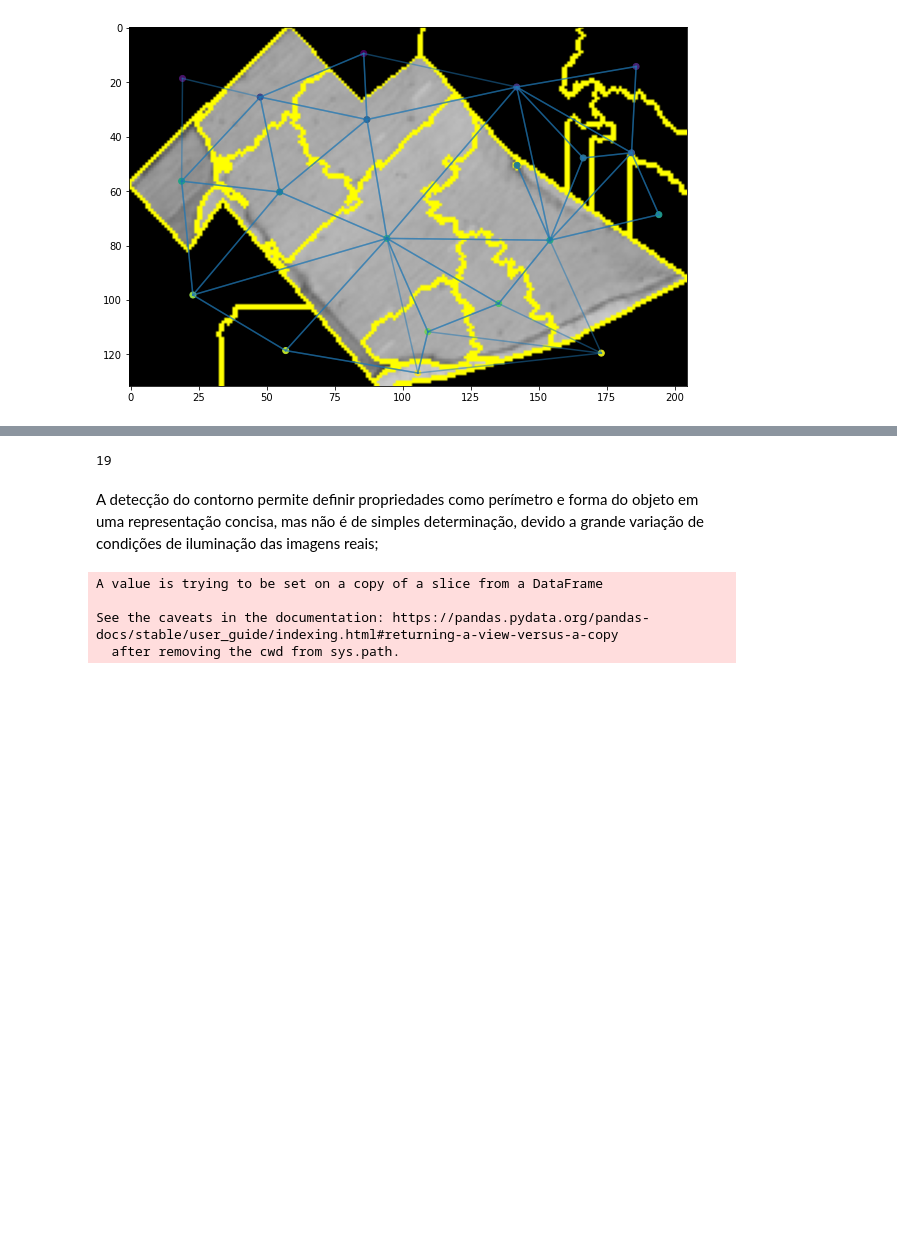
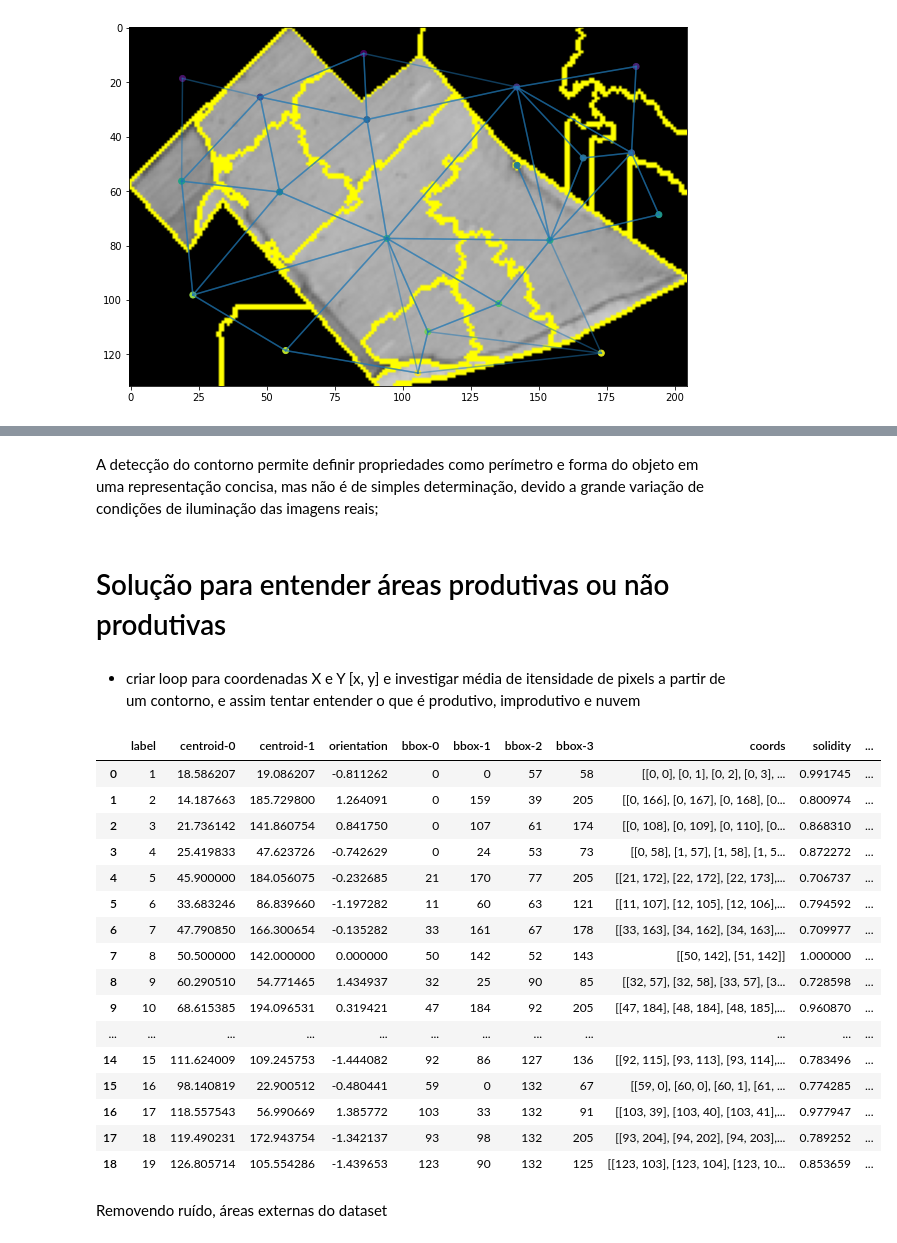
Before and after one commit to g-roger/analise-vegetativa-bemagro, a Jupyter notebook: Oficial_20ia_05_EDA_bemagro.ipynb, the cells around one changed output, grey strips where cells are left out. Saved outputs shown, nothing was run; the diff lists cells and outputs as text; code cells hidden in the pictures; blank space fills up the shorter version.

```diff
--- a/Oficial_20ia_05_EDA_bemagro.ipynb
+++ b/Oficial_20ia_05_EDA_bemagro.ipynb
@@ -597,19 +526,36 @@ Clipping input data to the valid range for imshow with RGB data ([0..1] for floa
-# %%
-len(props_df.coords)
-# %% [output]
-19
 # %% [markdown]
 A detecção do contorno permite definir propriedades como
 perímetro e forma do objeto em uma representação concisa,
 mas não é de simples determinação, devido a grande variação
 de condições de iluminação das imagens reais;
-# %%
-props_df['mean_boundaries'] = np.nan
-for i in range(len(props_df.coords)):
-  bounder = find_boundaries(segments_quickshift[i], mode='thick').astype(np.uint8)
-  props_df['mean_boundaries'][i] = bounder.mean()
-# %% [output]
-A value is trying to be set on a copy of a slice from a DataFrame
-
-See the caveats in the documentation: https://pandas.pydata.org/pandas-docs/stable/user_guide/indexing.html#returning-a-view-versus-a-copy
-  after removing the cwd from sys.path.
+# %% [markdown]
+# Solução para entender áreas produtivas ou não produtivas
+# %% [markdown]
+- criar loop para coordenadas X e Y [x, y] e investigar média de itensidade de pixels a partir de um contorno, e assim tentar entender o que é produtivo, improdutivo e nuvem
+# %%
+def mean_pixels(regionmask, intensity):
+     return np.mean(intensity[regionmask])
+# Algumas propriedades extras foram colocadas no dataframe, assim como a média do contorno de itensidade de pixels
+
+props_df = pd.DataFrame(regionprops_table(segments_quickshift, img2, properties=['label', 'centroid', 'orientation', 'bbox', 'coords', 'solidity'], extra_properties=(mean_pixels,)))
+props_df
+# %% [output]
+|  | label | centroid-0 | centroid-1 | orientation | bbox-0 | bbox-1 | bbox-2 | bbox-3 | coords | solidity | ... |
+| 0 | 1 | 18.586207 | 19.086207 | -0.811262 | 0 | 0 | 57 | 58 | [[0, 0], [0, 1], [0, 2], [0, 3], ... | 0.991745 | ... |
+| 1 | 2 | 14.187663 | 185.729800 | 1.264091 | 0 | 159 | 39 | 205 | [[0, 166], [0, 167], [0, 168], [0... | 0.800974 | ... |
+| 2 | 3 | 21.736142 | 141.860754 | 0.841750 | 0 | 107 | 61 | 174 | [[0, 108], [0, 109], [0, 110], [0... | 0.868310 | ... |
+| 3 | 4 | 25.419833 | 47.623726 | -0.742629 | 0 | 24 | 53 | 73 | [[0, 58], [1, 57], [1, 58], [1, 5... | 0.872272 | ... |
+| 4 | 5 | 45.900000 | 184.056075 | -0.232685 | 21 | 170 | 77 | 205 | [[21, 172], [22, 172], [22, 173],... | 0.706737 | ... |
+| 5 | 6 | 33.683246 | 86.839660 | -1.197282 | 11 | 60 | 63 | 121 | [[11, 107], [12, 105], [12, 106],... | 0.794592 | ... |
+| 6 | 7 | 47.790850 | 166.300654 | -0.135282 | 33 | 161 | 67 | 178 | [[33, 163], [34, 162], [34, 163],... | 0.709977 | ... |
+| 7 | 8 | 50.500000 | 142.000000 | 0.000000 | 50 | 142 | 52 | 143 | [[50, 142], [51, 142]] | 1.000000 | ... |
+| 8 | 9 | 60.290510 | 54.771465 | 1.434937 | 32 | 25 | 90 | 85 | [[32, 57], [32, 58], [33, 57], [3... | 0.728598 | ... |
+| 9 | 10 | 68.615385 | 194.096531 | 0.319421 | 47 | 184 | 92 | 205 | [[47, 184], [48, 184], [48, 185],... | 0.960870 | ... |
+| ... | ... | ... | ... | ... | ... | ... | ... | ... | ... | ... | ... |
+| 14 | 15 | 111.624009 | 109.245753 | -1.444082 | 92 | 86 | 127 | 136 | [[92, 115], [93, 113], [93, 114],... | 0.783496 | ... |
+| 15 | 16 | 98.140819 | 22.900512 | -0.480441 | 59 | 0 | 132 | 67 | [[59, 0], [60, 0], [60, 1], [61, ... | 0.774285 | ... |
+| 16 | 17 | 118.557543 | 56.990669 | 1.385772 | 103 | 33 | 132 | 91 | [[103, 39], [103, 40], [103, 41],... | 0.977947 | ... |
+| 17 | 18 | 119.490231 | 172.943754 | -1.342137 | 93 | 98 | 132 | 205 | [[93, 204], [94, 202], [94, 203],... | 0.789252 | ... |
+| 18 | 19 | 126.805714 | 105.554286 | -1.439653 | 123 | 90 | 132 | 125 | [[123, 103], [123, 104], [123, 10... | 0.853659 | ... |
+# %% [markdown]
+Removendo ruído, áreas externas do dataset
```
Also changed, not shown: parts of 55 cells of this notebook.
